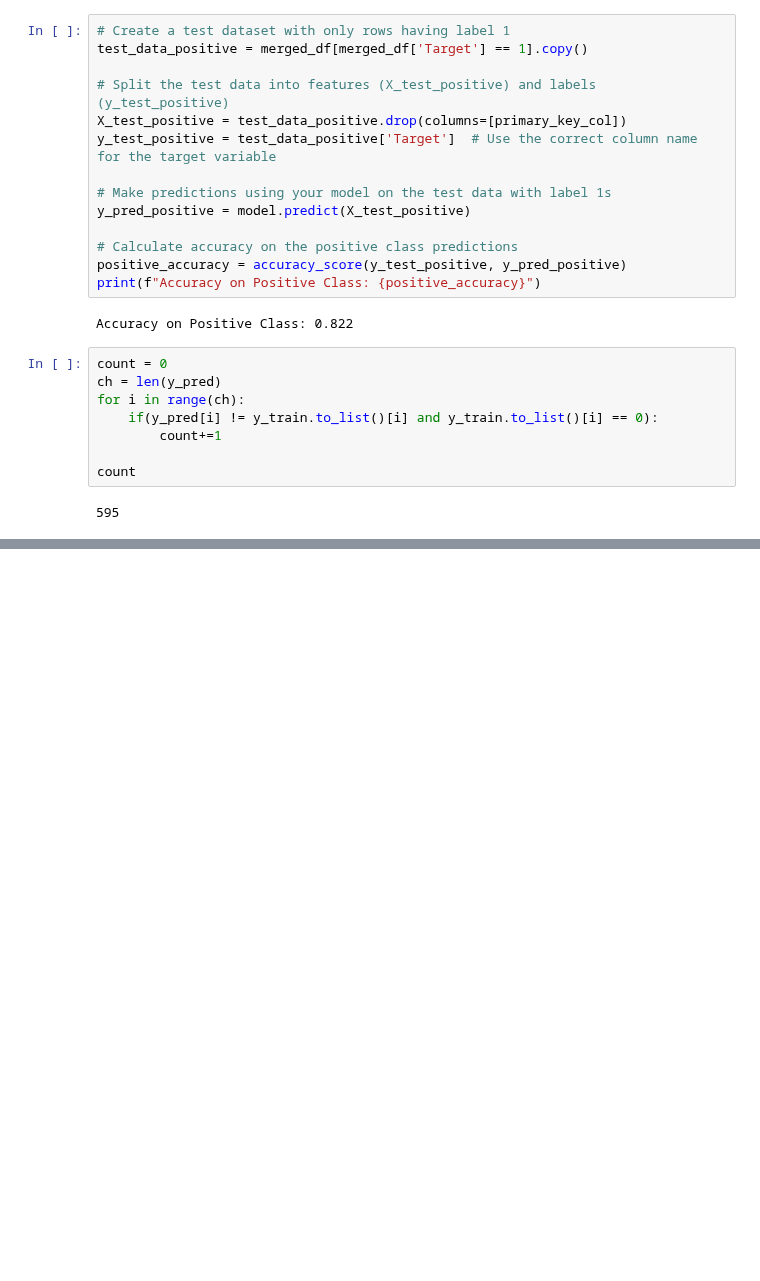
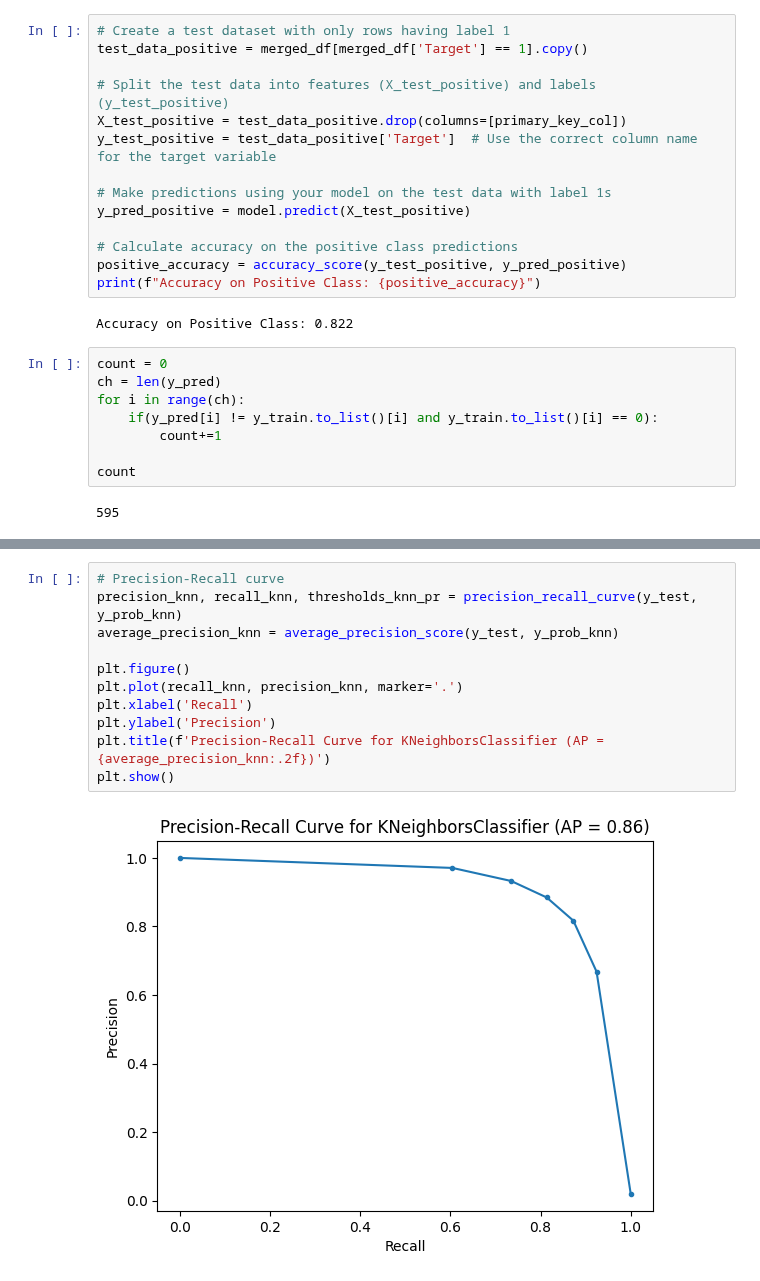
Before and after one commit to parth1egend/Convolve_Round2, a Jupyter notebook: code.ipynb, the cells around one changed output, grey strips where cells are left out. Cells and saved outputs as stored; diff of their text form; blank space fills up the shorter version.

```diff
--- a/code.ipynb
+++ b/code.ipynb
@@ -862,0 +1130,13 @@ Number of 69 position: 537
+# %%
+# Precision-Recall curve
+precision_knn, recall_knn, thresholds_knn_pr = precision_recall_curve(y_test, y_prob_knn)
+average_precision_knn = average_precision_score(y_test, y_prob_knn)
+
+plt.figure()
+plt.plot(recall_knn, precision_knn, marker='.')
+plt.xlabel('Recall')
+plt.ylabel('Precision')
+plt.title(f'Precision-Recall Curve for KNeighborsClassifier (AP = {average_precision_knn:.2f})')
+plt.show()
+# %% [output]
+[figure, added]
```
Also changed, not shown: parts of 57 cells of this notebook.
